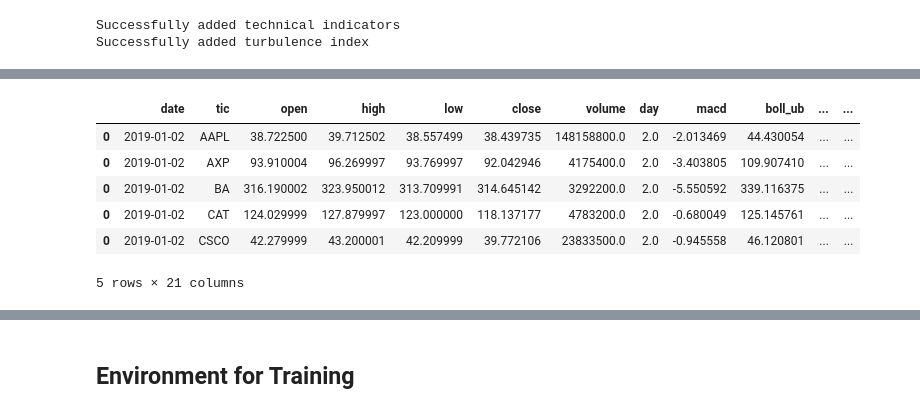
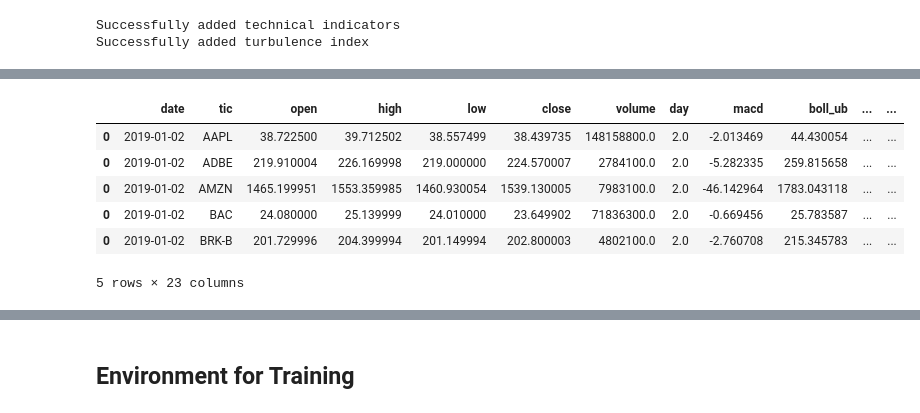
Before and after one commit to BichengWang/RL_stock_trading, a Jupyter notebook: rl_portfolio_trading.ipynb, the cells around one changed output, grey strips where cells are left out. Drawn from its saved outputs; the diff is of its cells as text; code cells hidden in the pictures.

```diff
--- a/rl_portfolio_trading.ipynb
+++ b/rl_portfolio_trading.ipynb
@@ -163,0 +103,14 @@ print(config.DOW_30_TICKER)
+# %%
+# from config.py start_date is a string
+start_date = config.START_DATE
+# from config.py end_date is a string
+end_date = config.END_DATE
+# from config.py split_date is a string
+split_date = config.SPLIT_DATE
+# config target ticker
+target_ticker = config.SP500_20_TICKER
+# config tech_indicator_list
+tech_indicator_list = config.TECHNICAL_INDICATORS_LIST
+print("training period: {}-{}, testing period: {}-{}\n".format(start_date, split_date, split_date, end_date))
+print("target ticker list:\n {}\n".format(target_ticker))
+print("tech_indicator_list:\n {}\n".format(tech_indicator_list))
@@ -164,7 +125,7 @@ print(config.DOW_30_TICKER)
 # %%
-df = YahooDownloader(start_date = '2009-01-01',
-                     end_date = '2021-01-01',
-                     ticker_list = config.DOW_30_TICKER).fetch_data()
+df = YahooDownloader(start_date = start_date,
+                     end_date = end_date,
+                     ticker_list = target_ticker).fetch_data()
 # %% [output]
 [*********************100%***********************]  1 of 1 completed
 [*********************100%***********************]  1 of 1 completed
@@ -204,7 +167,7 @@ Data preprocessing is a crucial step for training a high quality machine learnin
 # %%
 fe = FeatureEngineer(
                     use_technical_indicator=True,
-                    tech_indicator_list = config.TECHNICAL_INDICATORS_LIST,
+                    tech_indicator_list = tech_indicator_list,
                     use_turbulence=True,
                     user_defined_feature = False)
 
@@ -249,0 +217,5 @@ processed_full.sort_values(['date','tic'],ignore_index=True).head(10)
+# %%
+train = data_split(processed_full, start_date, split_date)
+evaluate = data_split(processed_full, split_date, end_date)
+print(len(train))
+print(len(evaluate))
@@ -290,10 +253,10 @@ print(initialData)
 # %%
-trade.head()
+evaluate.head()
 # %% [output]
 |  | date | tic | open | high | low | close | volume | day | macd | boll_ub | ... | ... |
 | 0 | 2019-01-02 | AAPL | 38.722500 | 39.712502 | 38.557499 | 38.439735 | 148158800.0 | 2.0 | -2.013469 | 44.430054 | ... | ... |
-| 0 | 2019-01-02 | AXP | 93.910004 | 96.269997 | 93.769997 | 92.042946 | 4175400.0 | 2.0 | -3.403805 | 109.907410 | ... | ... |
-| 0 | 2019-01-02 | BA | 316.190002 | 323.950012 | 313.709991 | 314.645142 | 3292200.0 | 2.0 | -5.550592 | 339.116375 | ... | ... |
-| 0 | 2019-01-02 | CAT | 124.029999 | 127.879997 | 123.000000 | 118.137177 | 4783200.0 | 2.0 | -0.680049 | 125.145761 | ... | ... |
-| 0 | 2019-01-02 | CSCO | 42.279999 | 43.200001 | 42.209999 | 39.772106 | 23833500.0 | 2.0 | -0.945558 | 46.120801 | ... | ... |
+| 0 | 2019-01-02 | ADBE | 219.910004 | 226.169998 | 219.000000 | 224.570007 | 2784100.0 | 2.0 | -5.282335 | 259.815658 | ... | ... |
+| 0 | 2019-01-02 | AMZN | 1465.199951 | 1553.359985 | 1460.930054 | 1539.130005 | 7983100.0 | 2.0 | -46.142964 | 1783.043118 | ... | ... |
+| 0 | 2019-01-02 | BAC | 24.080000 | 25.139999 | 24.010000 | 23.649902 | 71836300.0 | 2.0 | -0.669456 | 25.783587 | ... | ... |
+| 0 | 2019-01-02 | BRK-B | 201.729996 | 204.399994 | 201.149994 | 202.800003 | 4802100.0 | 2.0 | -2.760708 | 215.345783 | ... | ... |
-5 rows × 21 columns
+5 rows × 23 columns
```
Also changed, not shown: parts of 70 cells of this notebook, 6 other files.
